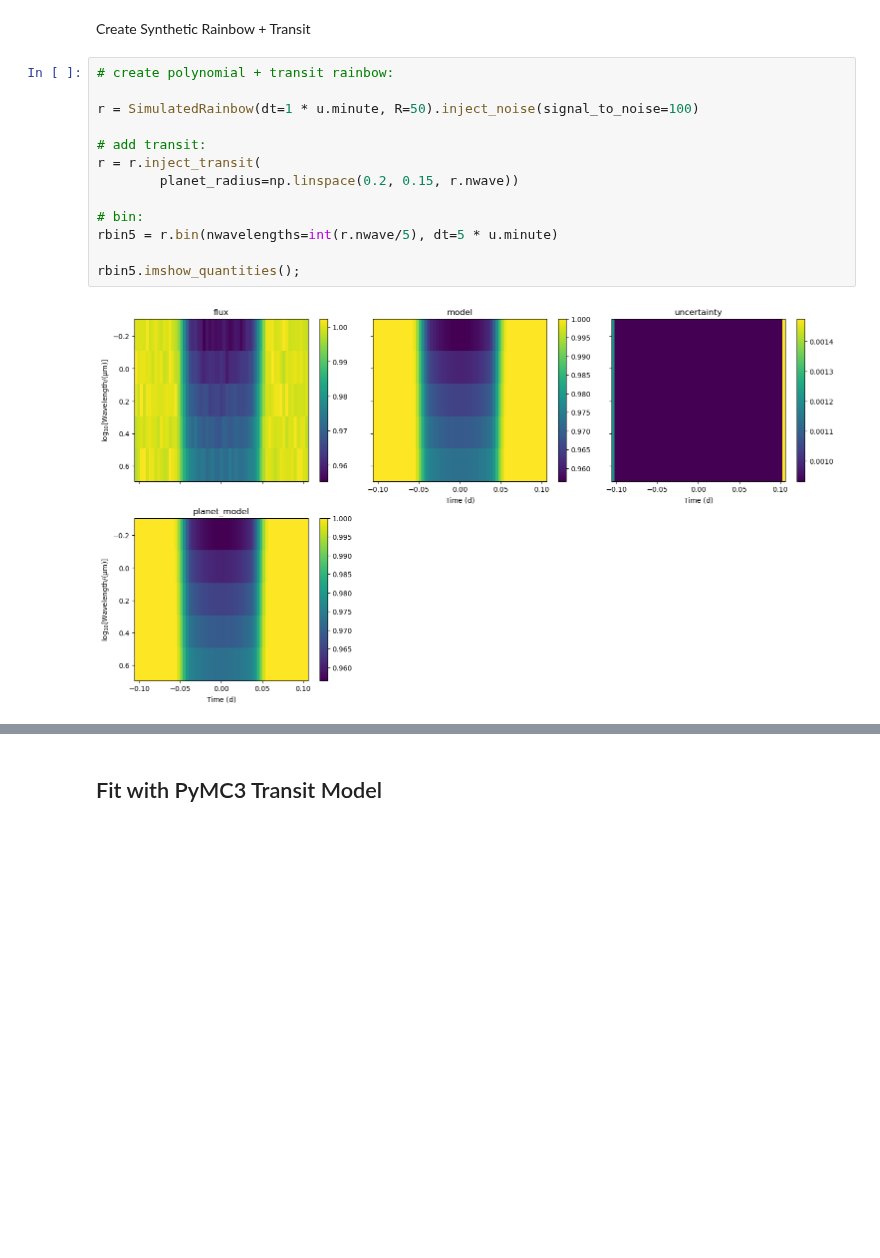
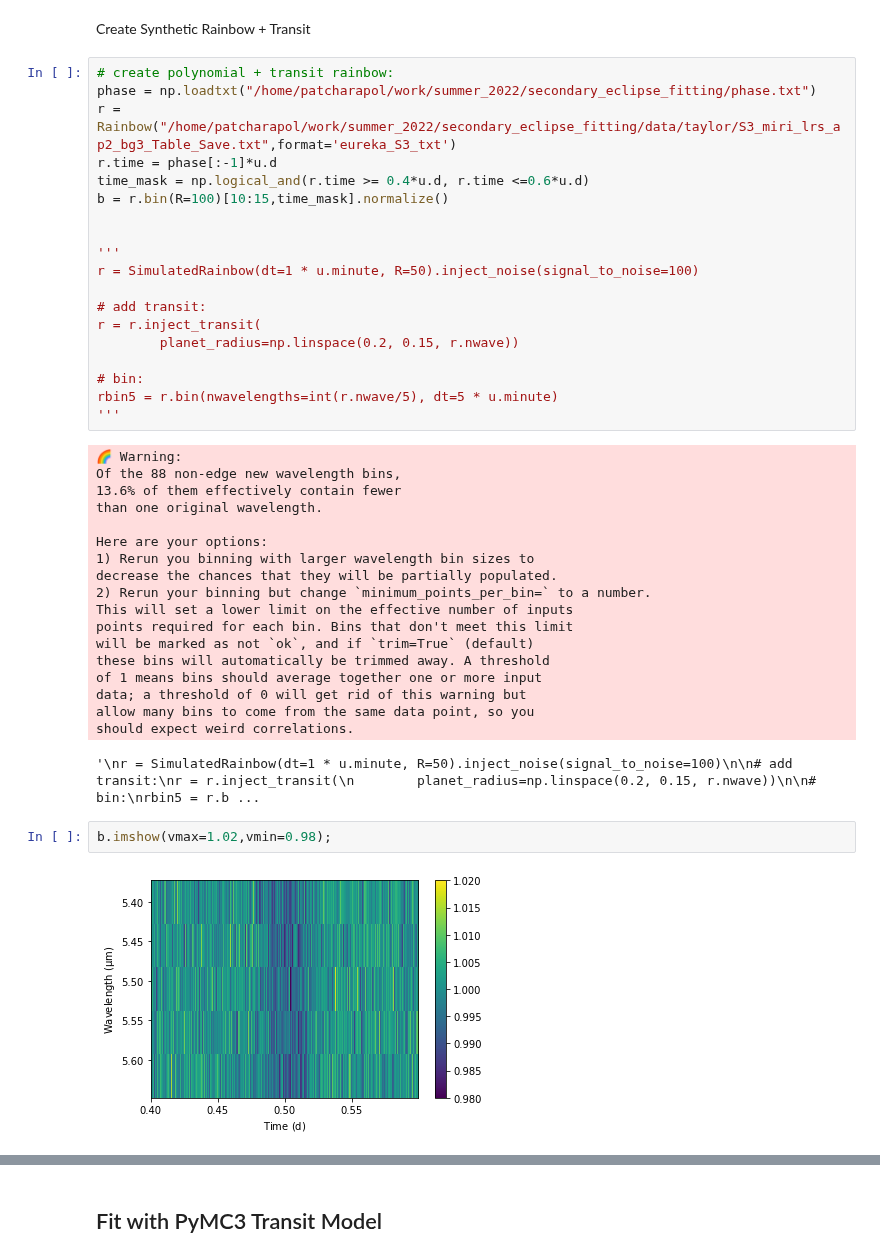
Before and after one commit to catrionamurray/chromatic_fitting, a Jupyter notebook: tutorial_for_chromatic_fitting.ipynb, the cells around one changed output, grey strips where cells are left out. Cells and saved outputs as stored; diff of their text form; blank space fills up the shorter version.

```diff
--- a/tutorial_for_chromatic_fitting.ipynb
+++ b/tutorial_for_chromatic_fitting.ipynb
@@ -11,7 +36,14 @@ plt.matplotlib.style.use('default')
 Create Synthetic Rainbow + Transit
 # %%
 # create polynomial + transit rainbow:
+phase = np.loadtxt("/home/patcharapol/work/summer_2022/secondary_eclipse_fitting/phase.txt")
+r = Rainbow("/home/patcharapol/work/summer_2022/secondary_eclipse_fitting/data/taylor/S3_miri_lrs_ap2_bg3_Table_Save.txt",format='eureka_S3_txt')
+r.time = phase[:-1]*u.d
+time_mask = np.logical_and(r.time >= 0.4*u.d, r.time <=0.6*u.d)
+b = r.bin(R=100)[10:15,time_mask].normalize()
 
+
+'''
 r = SimulatedRainbow(dt=1 * u.minute, R=50).inject_noise(signal_to_noise=100)
 
 # add transit:
@@ -20,7 +52,27 @@ r = r.inject_transit(
 
 # bin:
 rbin5 = r.bin(nwavelengths=int(r.nwave/5), dt=5 * u.minute)
-
-rbin5.imshow_quantities();
+'''
 # %% [output]
-[figure, removed]
+🌈 Warning:
+Of the 88 non-edge new wavelength bins,
+13.6% of them effectively contain fewer
+than one original wavelength.
+
+Here are your options:
+1) Rerun you binning with larger wavelength bin sizes to
+decrease the chances that they will be partially populated.
+2) Rerun your binning but change `minimum_points_per_bin=` to a number.
+This will set a lower limit on the effective number of inputs
+points required for each bin. Bins that don't meet this limit
+will be marked as not `ok`, and if `trim=True` (default)
+these bins will automatically be trimmed away. A threshold
+of 1 means bins should average together one or more input
+data; a threshold of 0 will get rid of this warning but
+allow many bins to come from the same data point, so you
+should expect weird correlations.
+'\nr = SimulatedRainbow(dt=1 * u.minute, R=50).inject_noise(signal_to_noise=100)\n\n# add transit:\nr = r.inject_transit(\n        planet_radius=np.linspace(0.2, 0.15, r.nwave))\n\n# bin:\nrbin5 = r.b ...
+# %%
+b.imshow(vmax=1.02,vmin=0.98);
+# %% [output]
+[figure, added]
```
Also changed, not shown: parts of 37 cells of this notebook, 2 other files.
